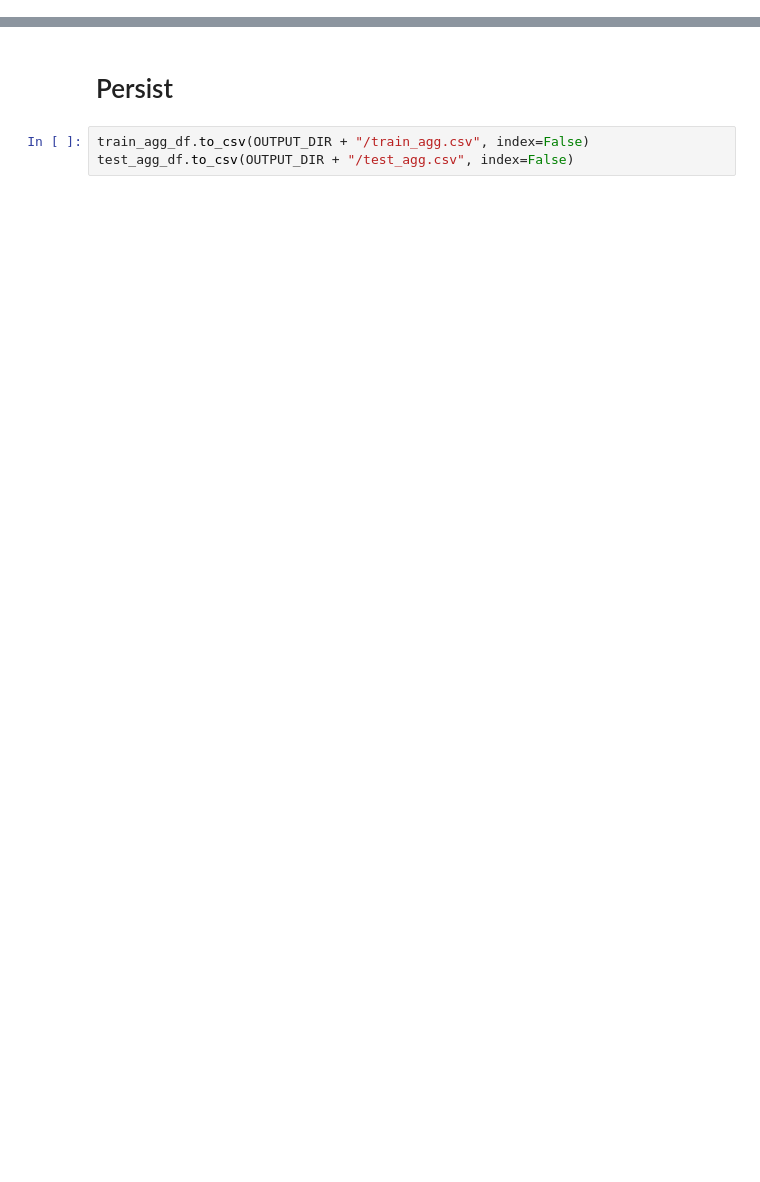
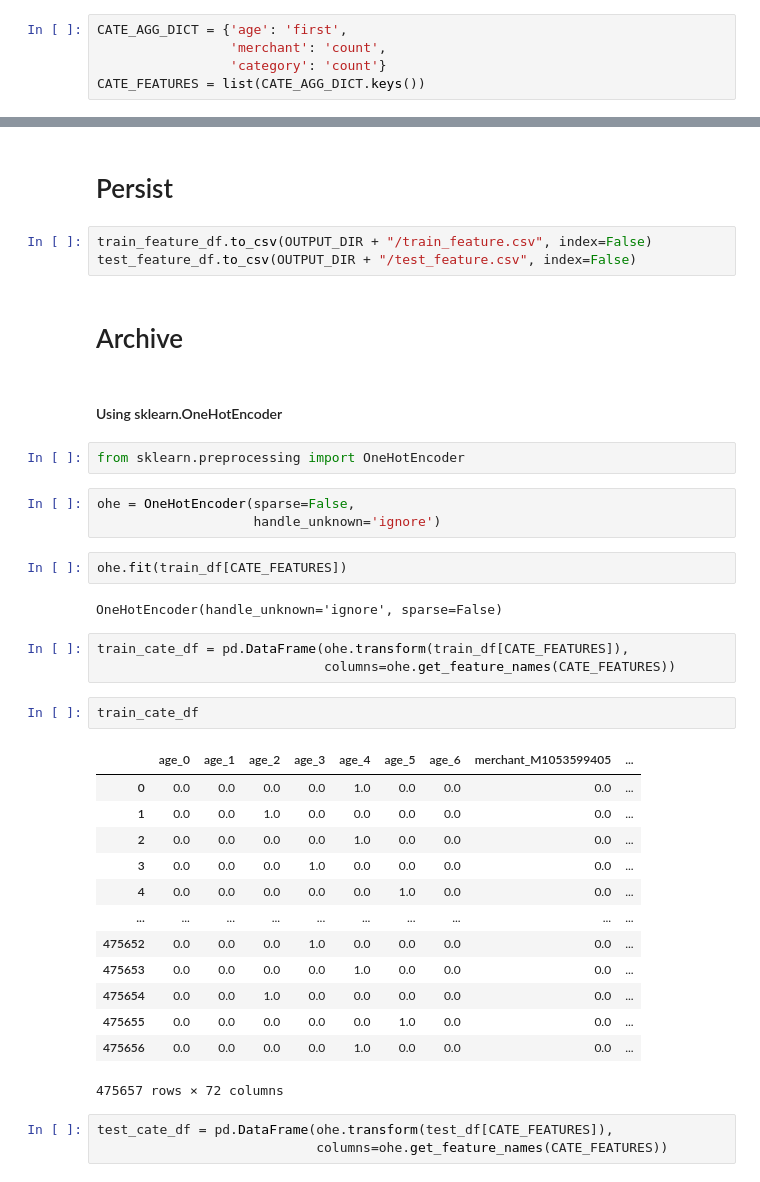
Before and after one commit to dvquy13/banksim, a Jupyter notebook: notebooks/02_preprocess.ipynb, the cells around one changed output, grey strips where cells are left out. Cells and saved outputs as stored; diff of their text form; blank space fills up the shorter version.

```diff
--- a/notebooks/02_preprocess.ipynb
+++ b/notebooks/02_preprocess.ipynb
@@ -97,0 +102,5 @@ test_agg_df.columns = test_agg_df.columns.map('_'.join).str.strip()
+# %%
+CATE_AGG_DICT = {'age': 'first',
+                 'merchant': 'count',
+                 'category': 'count'}
+CATE_FEATURES = list(CATE_AGG_DICT.keys())
@@ -98,5 +147,40 @@ test_agg_df.columns = test_agg_df.columns.map('_'.join).str.strip()
 # %% [markdown]
 # Persist
 # %%
-train_agg_df.to_csv(OUTPUT_DIR + "/train_agg.csv", index=False)
-test_agg_df.to_csv(OUTPUT_DIR + "/test_agg.csv", index=False)
+train_feature_df.to_csv(OUTPUT_DIR + "/train_feature.csv", index=False)
+test_feature_df.to_csv(OUTPUT_DIR + "/test_feature.csv", index=False)
+# %% [markdown]
+# Archive
+# %% [markdown]
+#### Using sklearn.OneHotEncoder
+# %%
+from sklearn.preprocessing import OneHotEncoder
+# %%
+ohe = OneHotEncoder(sparse=False,
+                    handle_unknown='ignore')
+# %%
+ohe.fit(train_df[CATE_FEATURES])
+# %% [output]
+OneHotEncoder(handle_unknown='ignore', sparse=False)
+# %%
+train_cate_df = pd.DataFrame(ohe.transform(train_df[CATE_FEATURES]),
+                             columns=ohe.get_feature_names(CATE_FEATURES))
+# %%
+train_cate_df
+# %% [output]
+|  | age_0 | age_1 | age_2 | age_3 | age_4 | age_5 | age_6 | merchant_M1053599405 | ... |
+| 0 | 0.0 | 0.0 | 0.0 | 0.0 | 1.0 | 0.0 | 0.0 | 0.0 | ... |
+| 1 | 0.0 | 0.0 | 1.0 | 0.0 | 0.0 | 0.0 | 0.0 | 0.0 | ... |
+| 2 | 0.0 | 0.0 | 0.0 | 0.0 | 1.0 | 0.0 | 0.0 | 0.0 | ... |
+| 3 | 0.0 | 0.0 | 0.0 | 1.0 | 0.0 | 0.0 | 0.0 | 0.0 | ... |
+| 4 | 0.0 | 0.0 | 0.0 | 0.0 | 0.0 | 1.0 | 0.0 | 0.0 | ... |
+| ... | ... | ... | ... | ... | ... | ... | ... | ... | ... |
+| 475652 | 0.0 | 0.0 | 0.0 | 1.0 | 0.0 | 0.0 | 0.0 | 0.0 | ... |
+| 475653 | 0.0 | 0.0 | 0.0 | 0.0 | 1.0 | 0.0 | 0.0 | 0.0 | ... |
+| 475654 | 0.0 | 0.0 | 1.0 | 0.0 | 0.0 | 0.0 | 0.0 | 0.0 | ... |
+| 475655 | 0.0 | 0.0 | 0.0 | 0.0 | 0.0 | 1.0 | 0.0 | 0.0 | ... |
+| 475656 | 0.0 | 0.0 | 0.0 | 0.0 | 1.0 | 0.0 | 0.0 | 0.0 | ... |
+475657 rows × 72 columns
+# %%
+test_cate_df = pd.DataFrame(ohe.transform(test_df[CATE_FEATURES]),
+                            columns=ohe.get_feature_names(CATE_FEATURES))
```
Also changed, not shown: parts of 11 cells of this notebook, 2 other files.
